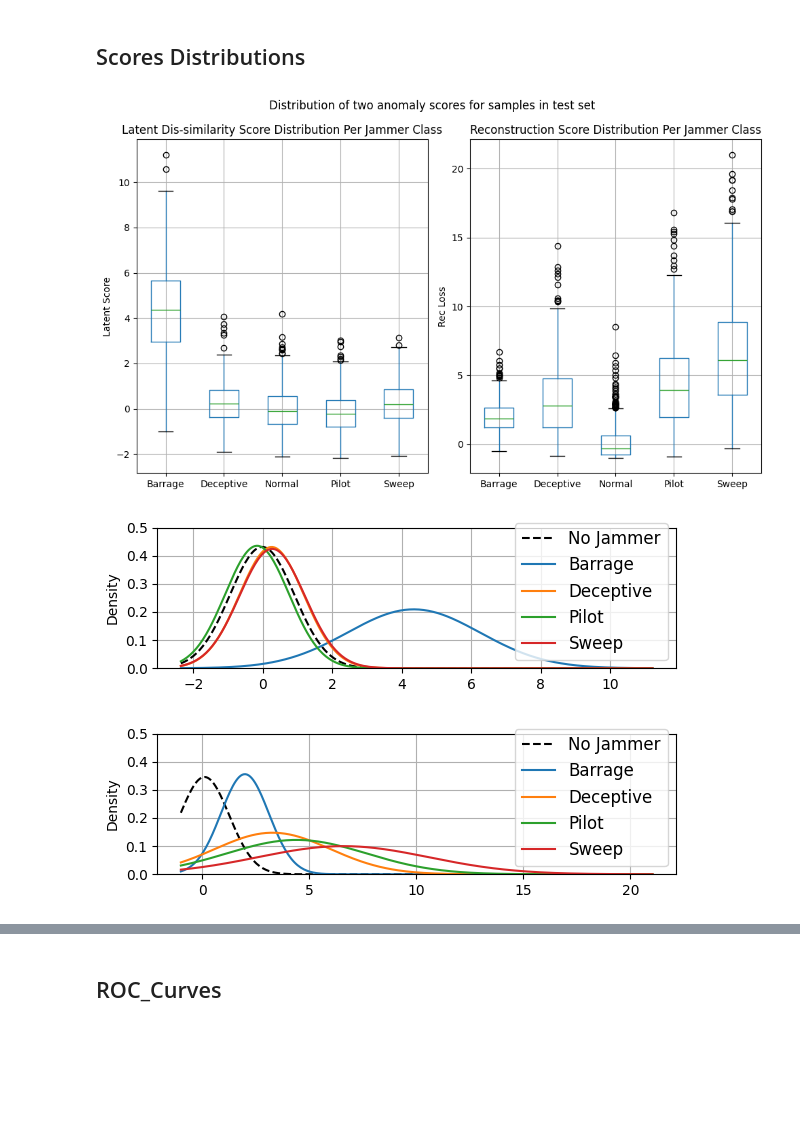
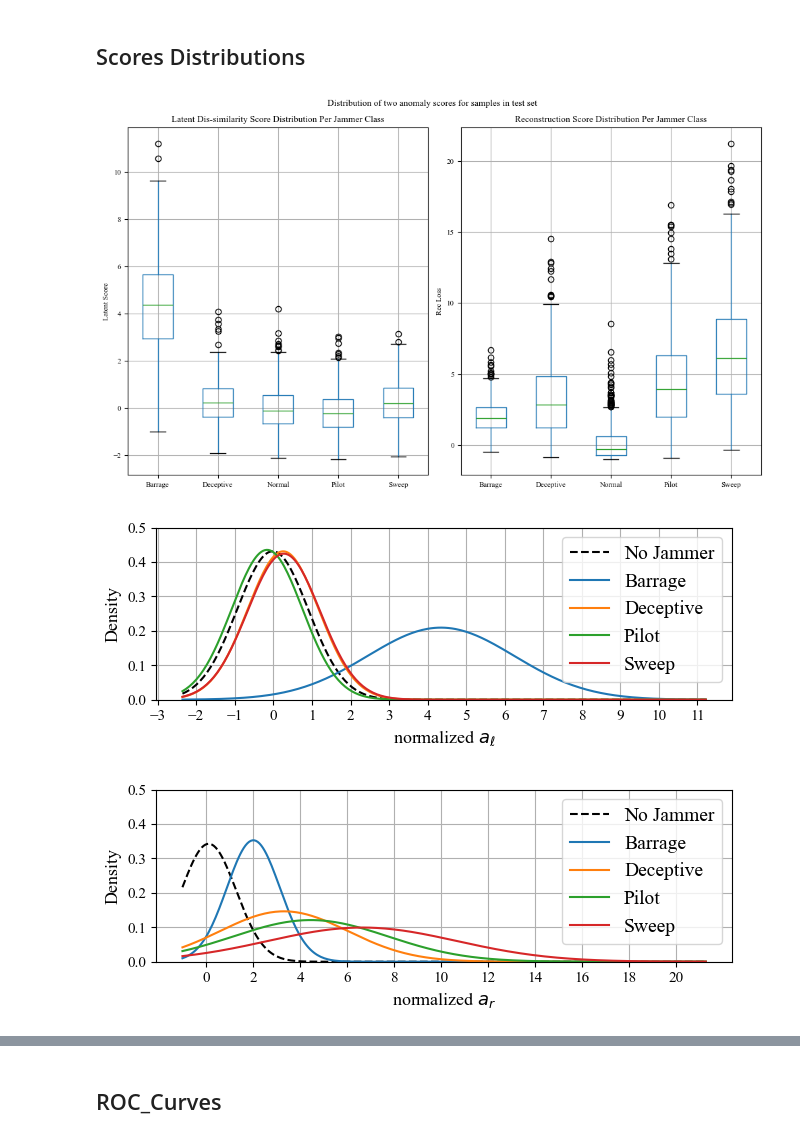
Before and after one commit to SalehiSina/ofdma-spectrum-anomalies-simulation-review, a Jupyter notebook: Example_Use/Notebooks/Evaluation.ipynb, the cells around one changed output, grey strips where cells are left out. Cells and saved outputs as stored; diff of their text form; code cells hidden in the pictures; blank space fills up the shorter version.

Commit message:
modify readme and visualistion notebook based on the new plots

```diff
--- a/Example_Use/Notebooks/Evaluation.ipynb
+++ b/Example_Use/Notebooks/Evaluation.ipynb
@@ -13,6 +13,12 @@ from sklearn.metrics import roc_curve, auc, f1_score
 from scipy.stats import norm
 
 from tqdm.notebook import tqdm
+
+COL_WIDTH = 3.5 # in inches
+TWO_COL_WIDTH = 7.16 # in inches
+RATIO = 1.618 # golden ratio
+plt.rcParams["font.family"] = "Times New Roman"
+plt.rcParams["font.size"] = 8
 # %%
 import sys
 import os
@@ -329,7 +335,7 @@ plt.suptitle("Distribution of two anomaly scores for samples in test set")
 plt.tight_layout()
 plt.show()
 # %% [output]
-[figure, old version]
+[figure, new version]
 # %%
 KNOWN_JAMMERS = ["Normal", "Barrage", "Deceptive", "Pilot", "Sweep"]
 UNKNOWN_JAMMER = ["Random_hop"]
@@ -348,41 +354,50 @@ for scores, title, xlabel, filename in zip(
     [scores_l, scores_r],
     ["Latent Dissimilarity Score", "Maximum Reconstruction Error"],
     [r"normalized $a_\ell$", r"normalized $a_r$"],
-    ["..\Figures\scores_dist_l.png", "..\Figures\scores_dist_r.png"]
+    ["..\Figures\scores_dist_l.pdf", "..\Figures\scores_dist_r.pdf"]
 ):
 
     # Create a new figure each time
-    fig, ax = plt.subplots(figsize=(6, 2))
+    fig, ax = plt.subplots(figsize=(6.5, 2.5))
 
     x_min, x_max = scores.min(), scores.max()
     x = np.linspace(x_min, x_max, 300)
 
     for lab in KNOWN_JAMMERS:
         data = scores[labels == lab]
 
         mu, sigma = data.mean(), data.std()
         y = norm.pdf(x, mu, sigma)
 
         if lab == "Normal":
             ax.plot(x, y, label="No Jammer", linestyle="--", color="k")
         else:
             ax.plot(x, y, label=lab)
 
-    ax.set_ylabel("Density", fontsize=10)
+        if title == "Latent Dissimilarity Score" :
+            ax.set_xticks(list(range(-3,12)))
+        else:
+            ax.set_xticks(list(range(0,22,2)))
+
+    ax.set_ylabel("Density", fontsize=13)
     ax.set_ylim(0, 0.5)
+    ax.tick_params(axis='y', labelsize=11)
 
-    ax.legend(fontsize=12)
+    ax.set_xlabel(xlabel, fontsize=13)
+    ax.tick_params(axis='x', labelsize=11)
+
+    ax.legend(fontsize=14)
     ax.grid(True)
 
     plt.tight_layout()
 
     # Save each figure separately
     plt.savefig(filename, dpi=300, bbox_inches="tight")
 
     plt.show()
 # %% [output]
-[figure, old version]
+[figure, new version]
-[figure, old version]
+[figure, new version]
 # %%
 from collections import defaultdict
 
```
Also changed, not shown: parts of 1 cell of this notebook, 4 other files.
